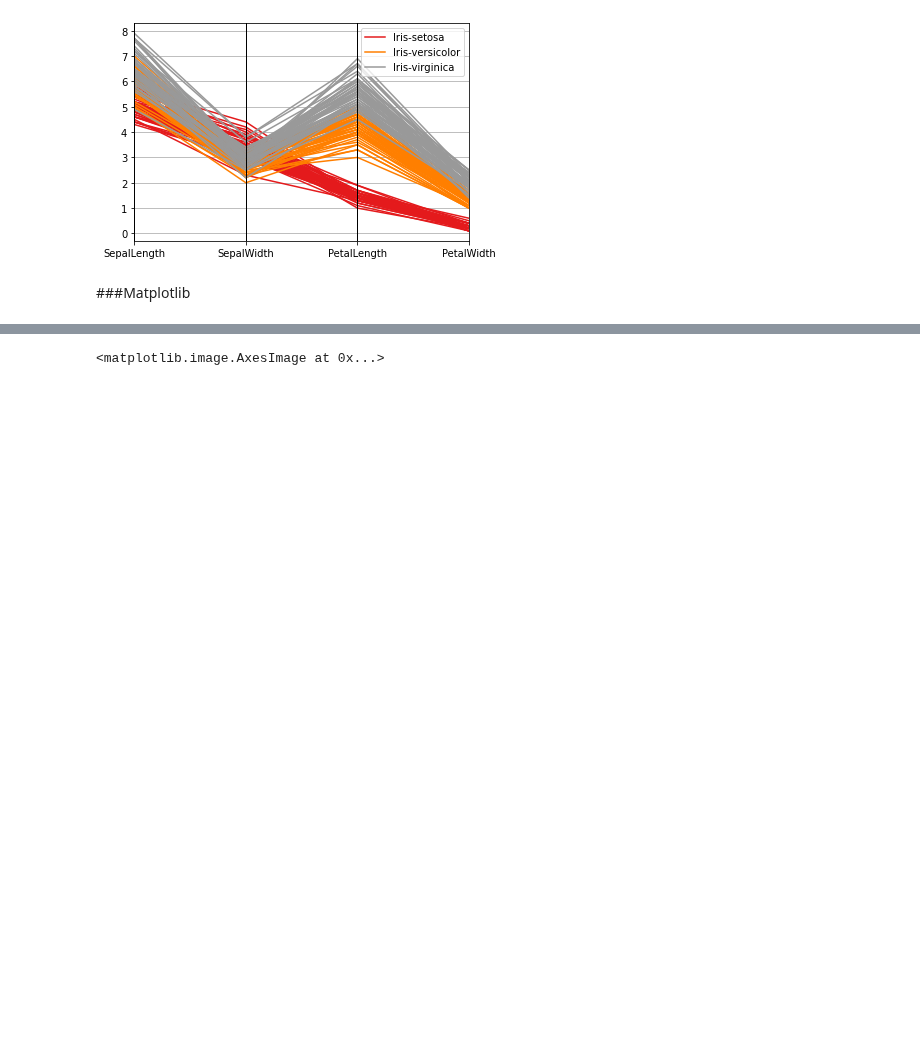
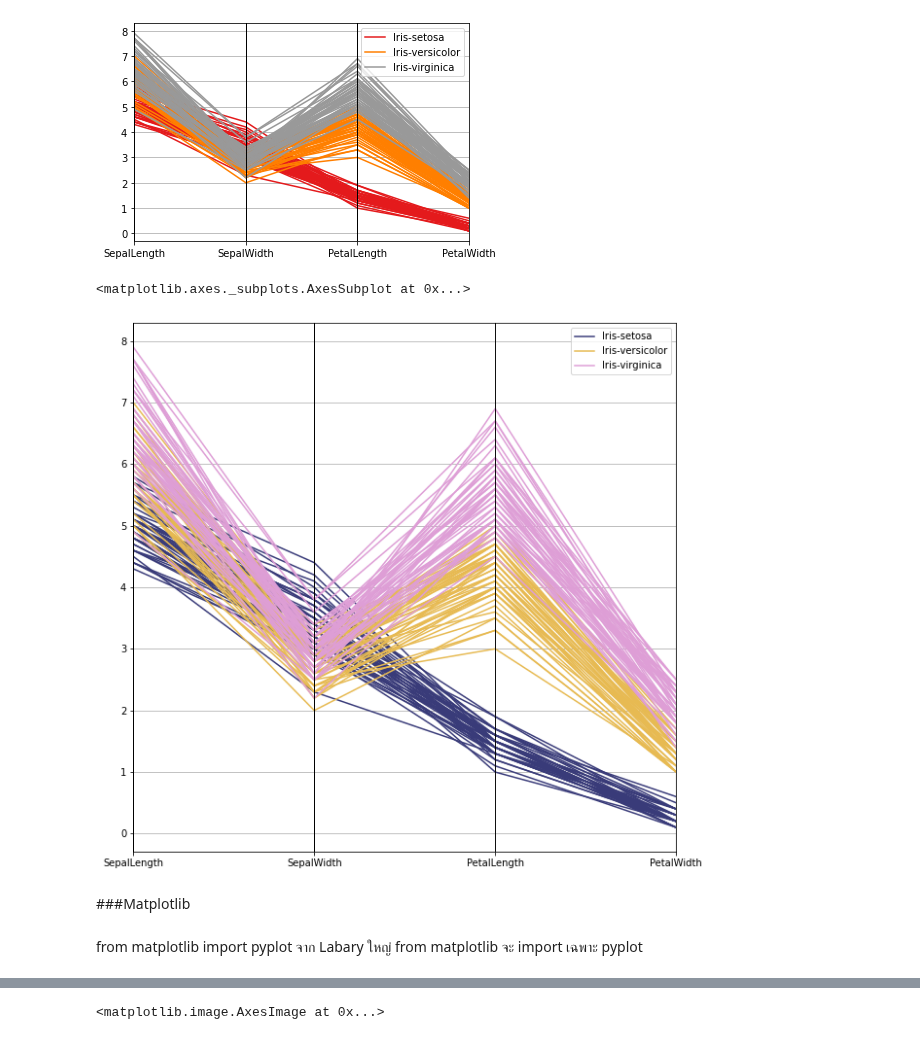
Before and after one commit to sskboonmee/data_viz_2022, a Jupyter notebook: DataViz01_Table_Date.ipynb, the cells around one changed output, grey strips where cells are left out. Saved outputs shown, nothing was run; the diff lists cells and outputs as text; code cells hidden in the pictures; blank space fills up the shorter version.

```diff
--- a/DataViz01_Table_Date.ipynb
+++ b/DataViz01_Table_Date.ipynb
@@ -84,5 +108,10 @@ pd.plotting.parallel_coordinates(df, 'Name', colormap = 'Set1')
 # %% [output]
 <matplotlib.axes._subplots.AxesSubplot at 0x...>
 [figure]
+# %%
+pd.plotting.parallel_coordinates(df, 'Name', colormap = 'tab20b')
+# %% [output]
+<matplotlib.axes._subplots.AxesSubplot at 0x...>
+[figure, added]
 # %% [markdown]
 ###Matplotlib
@@ -91,3 +120,5 @@ from matplotlib import pyplot as plt
+# %% [markdown]
+from matplotlib import pyplot จาก Labary ใหญ่ from matplotlib จะ import เฉพาะ pyplot
 # %%
 import matplotlib
 # %% [markdown]
```
Also changed, not shown: parts of 13 cells of this notebook.
